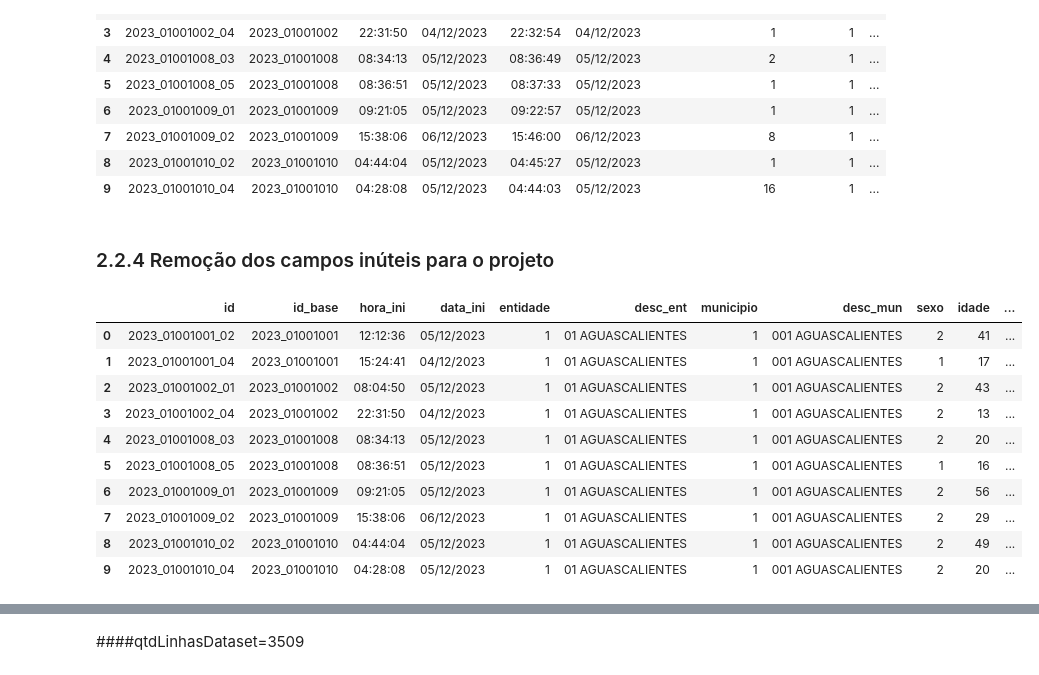
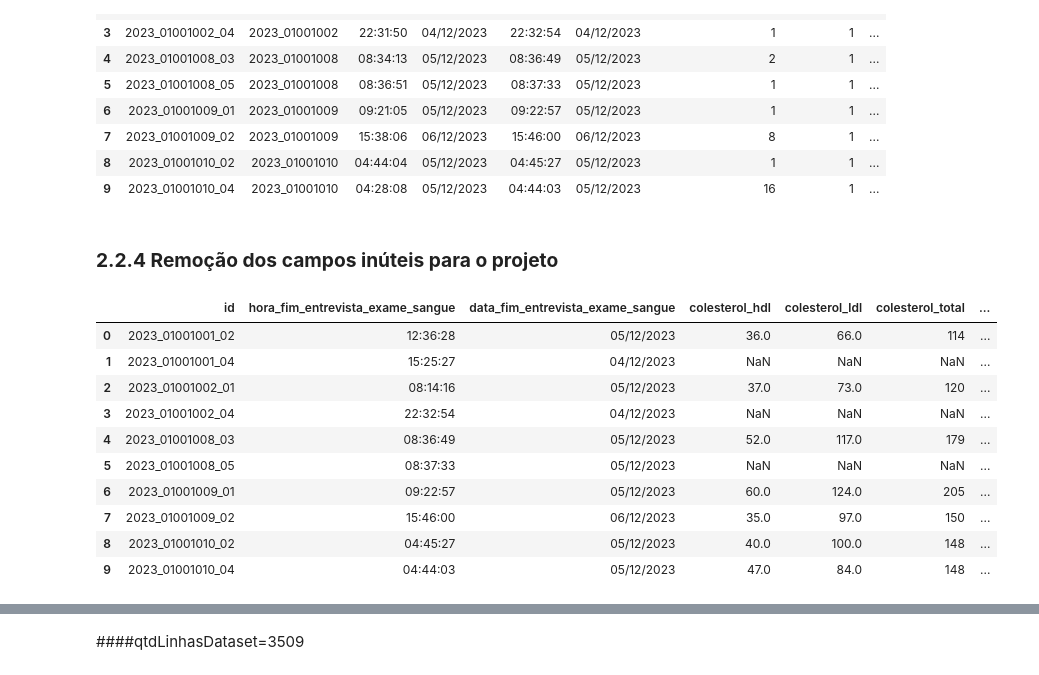
Before and after one commit to dbenev-com-br/mvp_analise_exploratoria_2024-09, a Jupyter notebook: MVP_DanielBenevides_AnaliseExploratoria.ipynb, the cells around one changed output, grey strips where cells are left out. Cells and saved outputs as stored; diff of their text form; code cells hidden in the pictures.

```diff
--- a/MVP_DanielBenevides_AnaliseExploratoria.ipynb
+++ b/MVP_DanielBenevides_AnaliseExploratoria.ipynb
@@ -487,25 +631,48 @@ qtdCamposDeletados=1
 | 8 | 2023_01001010_02 | 2023_01001010 | 04:44:04 | 05/12/2023 | 04:45:27 | 05/12/2023 | 1 | 1 | ... |
 | 9 | 2023_01001010_04 | 2023_01001010 | 04:28:08 | 05/12/2023 | 04:44:03 | 05/12/2023 | 16 | 1 | ... |
 # %% [markdown]
-### 2.2.4 Remoção dos campos inúteis para o projeto
+### **2.2.4 Remoção dos campos inúteis para o projeto**
 # %%
-# Remove as colunas que não interessam ao proposito do projeto (Ids não
-# usados, datas e horas de inicio e fim das entrevistas, duração das
-# entrevistas, notas diversas)
-dsExameSangueFinal.drop(['hora_ini_1','data_ini_1','hora_fim_1','data_fim_1','duracao_entrevista_1','resultado_1','hora_ini_2','data_ini_2','hora_fim_2','data_fim_2','duracao_entrevista_2','resultado_2','hora_ini_3','data_ini_3','hora_fim_3','data_fim_3','duracao_entrevista_3','resultado_3','hora_ini_4','data_ini_4','hora_fim_4','data_fim_4','duracao_entrevista_4','resultado_4','nota1_consentimento_entrevista','nota11_consentimento_sangue','nota00','sc01_registro_resultado_amostra_capilar','sc02_numero_spots_cheios','sc03_anotar_etiqueta_covid19','nota01','resultado_coleta_sangue_venoso','etiqueta_tubo_amarelo','etiqueta_tubo_roxo','resposta_selecionado_figado_gorduroso','nota02_amostra_venosa_anemia','resultado_medicao_hemoglobina','nota03','etiqueta_tubo_amarelo_micronutrientes','etiqueta_tubo_amarelo_vacinas','duracao_entrevista','entrevista_completa','ponde_soro','ponde_st','ponde_micro_1a11','ponde_micro_m12a49','ponde_polio','ponde_tet_sar','ponde_hemo','ponde_soro_ajustado_diabetes','ponde_st_ajustado_diabetes'], axis=1, inplace= True)
+# Remove as colunas que não interessam ao proposito do projeto
+# (Ids não usados, datas e horas de inicio e fim das entrevistas, duração das entrevistas, notas diversas
+# e demais campos não relacionados aos indicadores lipídicos que utilizaremos)
+dsExameSangueFinal.drop(['id_base','hora_ini_entrevista','data_ini_entrevista',
+                         'hora_ini_1','data_ini_1','hora_fim_1','data_fim_1','duracao_entrevista_1','resultado_1',
+                         'hora_ini_2','data_ini_2','hora_fim_2','data_fim_2','duracao_entrevista_2','resultado_2',
+                         'hora_ini_3','data_ini_3','hora_fim_3','data_fim_3','duracao_entrevista_3','resultado_3',
+                         'hora_ini_4','data_ini_4','hora_fim_4','data_fim_4','duracao_entrevista_4','resultado_4',
+                         'nota1_consentimento_entrevista','nota11_consentimento_sangue','nota00',
+                         'sc01_registro_resultado_amostra_capilar','sc02_numero_spots_cheios','sc03_anotar_etiqueta_covid19',
+                         'nota01','resultado_coleta_sangue_venoso','etiqueta_tubo_amarelo','etiqueta_tubo_roxo','resposta_selecionado_figado_gorduroso',
+                         'nota02_amostra_venosa_anemia','resultado_medicao_hemoglobina',
+                         'nota03','etiqueta_tubo_amarelo_micronutrientes','etiqueta_tubo_amarelo_vacinas','duracao_entrevista','entrevista_completa',
+                         'ponde_soro','ponde_st','ponde_micro_1a11','ponde_micro_m12a49','ponde_polio','ponde_tet_sar','ponde_hemo',
+                         'ponde_soro_ajustado_diabetes','ponde_st_ajustado_diabetes',
+                         'selecionado_sangue_capilar','selecionado_sangue_venoso','selecionado_sangue_venoso_anemia','selecionado_sangue_figado_gorduroso',
+                         'selecionado_sangue_venoso_micronutrientes_1a11anos','selecionado_sangue_venoso_micronutrientes_mulher_12a49anos',
+                         'selecionado_sangue_venoso_micronutrientes','selecionado_sangue_venoso_vacinas_polio','hora_coleta_sangue','qtd_horas_jejum',
+                         'ciente_doenca_figado','tratamento_doenca_figado','concentracao_hemoglobina','concentracao_hemoglobina_temperatura_ambiente',
+                         'possivel_registrar_temperatura_ambiente','temperatura_ambiente','possivel_registrar_umidade_relativa','umidade_relativa','qtd_cubeta',
+                         'data_abertura_cubetas','numero_hemocue','chave_coletor','resultado_coleta_amostra_venosa','hora_coleta_amostra_venosa',
+                         'amostra_soro','data_determinacao_ana_cron','data_determinacao_micronutrientes','comentario',
+                         'acido_urico','albumina','creatinina','glicose','insulina','amostra_st','hemoglobina_glicosada','amostra_micro','ferritina',
+                         'folato','homocisteina','proteina_c_reativa','receptor_transferrina','vitamina_b12','vitamina_d','sub_amostra_figado',
+                         'transaminase_tgp','transaminase_tgo','bilirrubina','transferase_ggt','plaqueta','altitude','ext_sel','upm',
+                         'uf','desc_uf','municipio','desc_municipio','sexo','idade','data_nasc', 'extrato_urbano_rural'],
+                        axis=1, inplace= True)
 
 # Mostra primeiras linhas do dataset sem as colunas removidas
 dsExameSangueFinal.head(10)
 # %% [output]
-|  | id | id_base | hora_ini | data_ini | entidade | desc_ent | municipio | desc_mun | sexo | idade | ... |
-| 0 | 2023_01001001_02 | 2023_01001001 | 12:12:36 | 05/12/2023 | 1 | 01 AGUASCALIENTES | 1 | 001 AGUASCALIENTES | 2 | 41 | ... |
-| 1 | 2023_01001001_04 | 2023_01001001 | 15:24:41 | 04/12/2023 | 1 | 01 AGUASCALIENTES | 1 | 001 AGUASCALIENTES | 1 | 17 | ... |
-| 2 | 2023_01001002_01 | 2023_01001002 | 08:04:50 | 05/12/2023 | 1 | 01 AGUASCALIENTES | 1 | 001 AGUASCALIENTES | 2 | 43 | ... |
-| 3 | 2023_01001002_04 | 2023_01001002 | 22:31:50 | 04/12/2023 | 1 | 01 AGUASCALIENTES | 1 | 001 AGUASCALIENTES | 2 | 13 | ... |
-| 4 | 2023_01001008_03 | 2023_01001008 | 08:34:13 | 05/12/2023 | 1 | 01 AGUASCALIENTES | 1 | 001 AGUASCALIENTES | 2 | 20 | ... |
-| 5 | 2023_01001008_05 | 2023_01001008 | 08:36:51 | 05/12/2023 | 1 | 01 AGUASCALIENTES | 1 | 001 AGUASCALIENTES | 1 | 16 | ... |
-| 6 | 2023_01001009_01 | 2023_01001009 | 09:21:05 | 05/12/2023 | 1 | 01 AGUASCALIENTES | 1 | 001 AGUASCALIENTES | 2 | 56 | ... |
-| 7 | 2023_01001009_02 | 2023_01001009 | 15:38:06 | 06/12/2023 | 1 | 01 AGUASCALIENTES | 1 | 001 AGUASCALIENTES | 2 | 29 | ... |
-| 8 | 2023_01001010_02 | 2023_01001010 | 04:44:04 | 05/12/2023 | 1 | 01 AGUASCALIENTES | 1 | 001 AGUASCALIENTES | 2 | 49 | ... |
-| 9 | 2023_01001010_04 | 2023_01001010 | 04:28:08 | 05/12/2023 | 1 | 01 AGUASCALIENTES | 1 | 001 AGUASCALIENTES | 2 | 20 | ... |
+|  | id | hora_fim_entrevista_exame_sangue | data_fim_entrevista_exame_sangue | colesterol_hdl | colesterol_ldl | colesterol_total | ... |
+| 0 | 2023_01001001_02 | 12:36:28 | 05/12/2023 | 36.0 | 66.0 | 114 | ... |
+| 1 | 2023_01001001_04 | 15:25:27 | 04/12/2023 | NaN | NaN | NaN | ... |
+| 2 | 2023_01001002_01 | 08:14:16 | 05/12/2023 | 37.0 | 73.0 | 120 | ... |
+| 3 | 2023_01001002_04 | 22:32:54 | 04/12/2023 | NaN | NaN | NaN | ... |
+| 4 | 2023_01001008_03 | 08:36:49 | 05/12/2023 | 52.0 | 117.0 | 179 | ... |
+| 5 | 2023_01001008_05 | 08:37:33 | 05/12/2023 | NaN | NaN | NaN | ... |
+| 6 | 2023_01001009_01 | 09:22:57 | 05/12/2023 | 60.0 | 124.0 | 205 | ... |
+| 7 | 2023_01001009_02 | 15:46:00 | 06/12/2023 | 35.0 | 97.0 | 150 | ... |
+| 8 | 2023_01001010_02 | 04:45:27 | 05/12/2023 | 40.0 | 100.0 | 148 | ... |
+| 9 | 2023_01001010_04 | 04:44:03 | 05/12/2023 | 47.0 | 84.0 | 148 | ... |
 # %% [markdown]
```
Also changed, not shown: parts of 55 cells of this notebook.
